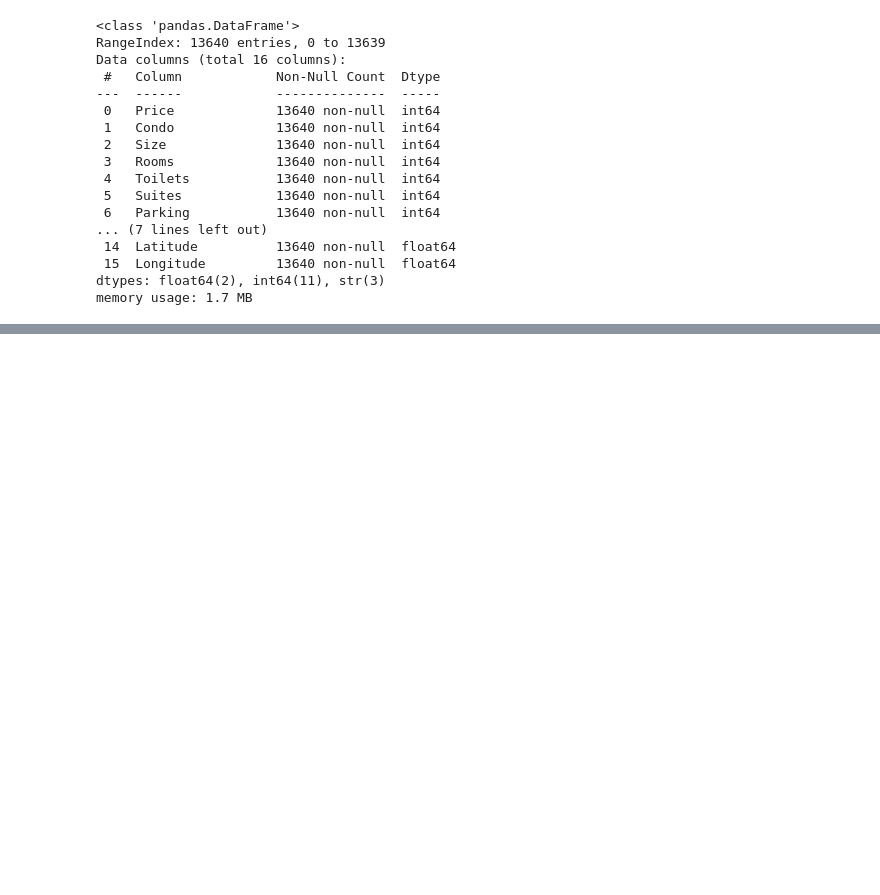
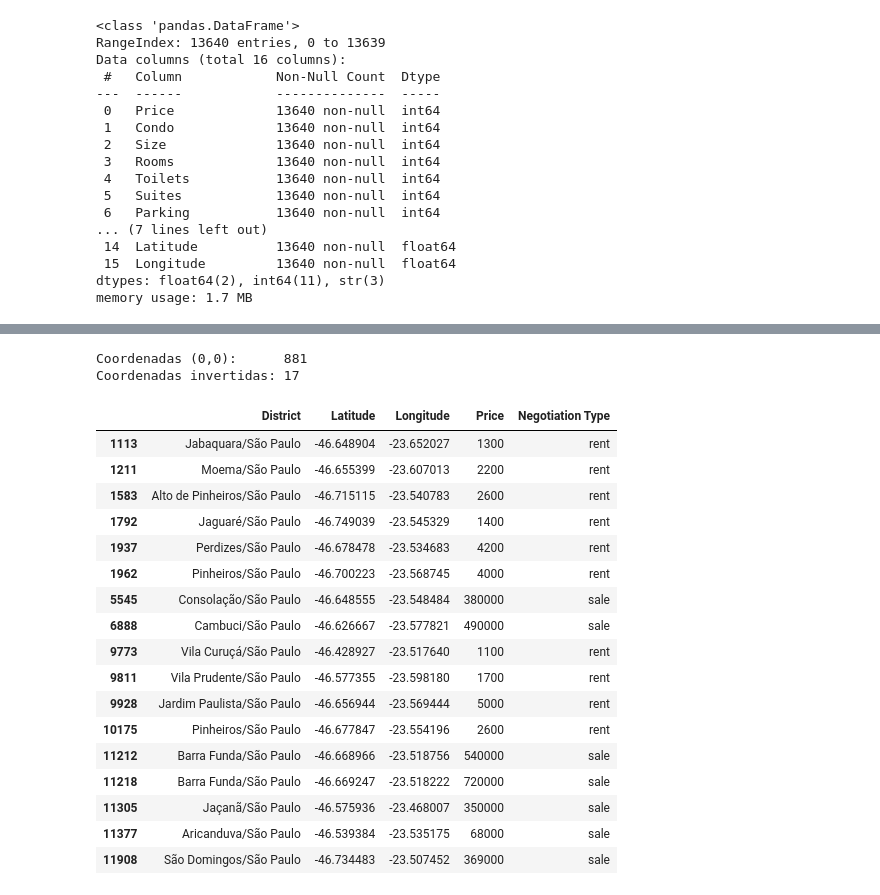
Before and after one commit to lDelmondes/avm-sao-paulo, a Jupyter notebook: 01_auditoria.ipynb, the cells around one changed output, grey strips where cells are left out. Drawn from its saved outputs; the diff is of its cells as text; code cells hidden in the pictures; blank space fills up the shorter version.

```diff
--- a/01_auditoria.ipynb
+++ b/01_auditoria.ipynb
@@ -37,0 +286,36 @@ memory usage: 1.7 MB
+# %%
+# Recriamos os dois subconjuntos de coordenada defeituosa para tratá-los.
+
+# (1) Coordenadas zeradas
+zerados = df[(df["Latitude"] == 0) | (df["Longitude"] == 0)]
+
+# (2) Coordenadas invertidas, latitude no intervalo da longitude (< -40)
+invertidos = df[df["Latitude"] < -40]
+
+print("Coordenadas (0,0):     ", len(zerados))
+print("Coordenadas invertidas:", len(invertidos))
+# %% [output]
+Coordenadas (0,0):      881
+Coordenadas invertidas: 17
+# %%
+# Os 17 registros invertidos, de perto.
+invertidos[["District", "Latitude", "Longitude", "Price", "Negotiation Type"]]
+# %% [output]
+|  | District | Latitude | Longitude | Price | Negotiation Type |
+| 1113 | Jabaquara/São Paulo | -46.648904 | -23.652027 | 1300 | rent |
+| 1211 | Moema/São Paulo | -46.655399 | -23.607013 | 2200 | rent |
+| 1583 | Alto de Pinheiros/São Paulo | -46.715115 | -23.540783 | 2600 | rent |
+| 1792 | Jaguaré/São Paulo | -46.749039 | -23.545329 | 1400 | rent |
+| 1937 | Perdizes/São Paulo | -46.678478 | -23.534683 | 4200 | rent |
+| 1962 | Pinheiros/São Paulo | -46.700223 | -23.568745 | 4000 | rent |
+| 5545 | Consolação/São Paulo | -46.648555 | -23.548484 | 380000 | sale |
+| 6888 | Cambuci/São Paulo | -46.626667 | -23.577821 | 490000 | sale |
+| 9773 | Vila Curuçá/São Paulo | -46.428927 | -23.517640 | 1100 | rent |
+| 9811 | Vila Prudente/São Paulo | -46.577355 | -23.598180 | 1700 | rent |
+| 9928 | Jardim Paulista/São Paulo | -46.656944 | -23.569444 | 5000 | rent |
+| 10175 | Pinheiros/São Paulo | -46.677847 | -23.554196 | 2600 | rent |
+| 11212 | Barra Funda/São Paulo | -46.668966 | -23.518756 | 540000 | sale |
+| 11218 | Barra Funda/São Paulo | -46.669247 | -23.518222 | 720000 | sale |
+| 11305 | Jaçanã/São Paulo | -46.575936 | -23.468007 | 350000 | sale |
+| 11377 | Aricanduva/São Paulo | -46.539384 | -23.535175 | 68000 | sale |
+| 11908 | São Domingos/São Paulo | -46.734483 | -23.507452 | 369000 | sale |
```
Also changed, not shown: parts of 26 cells of this notebook, 1 other file.
